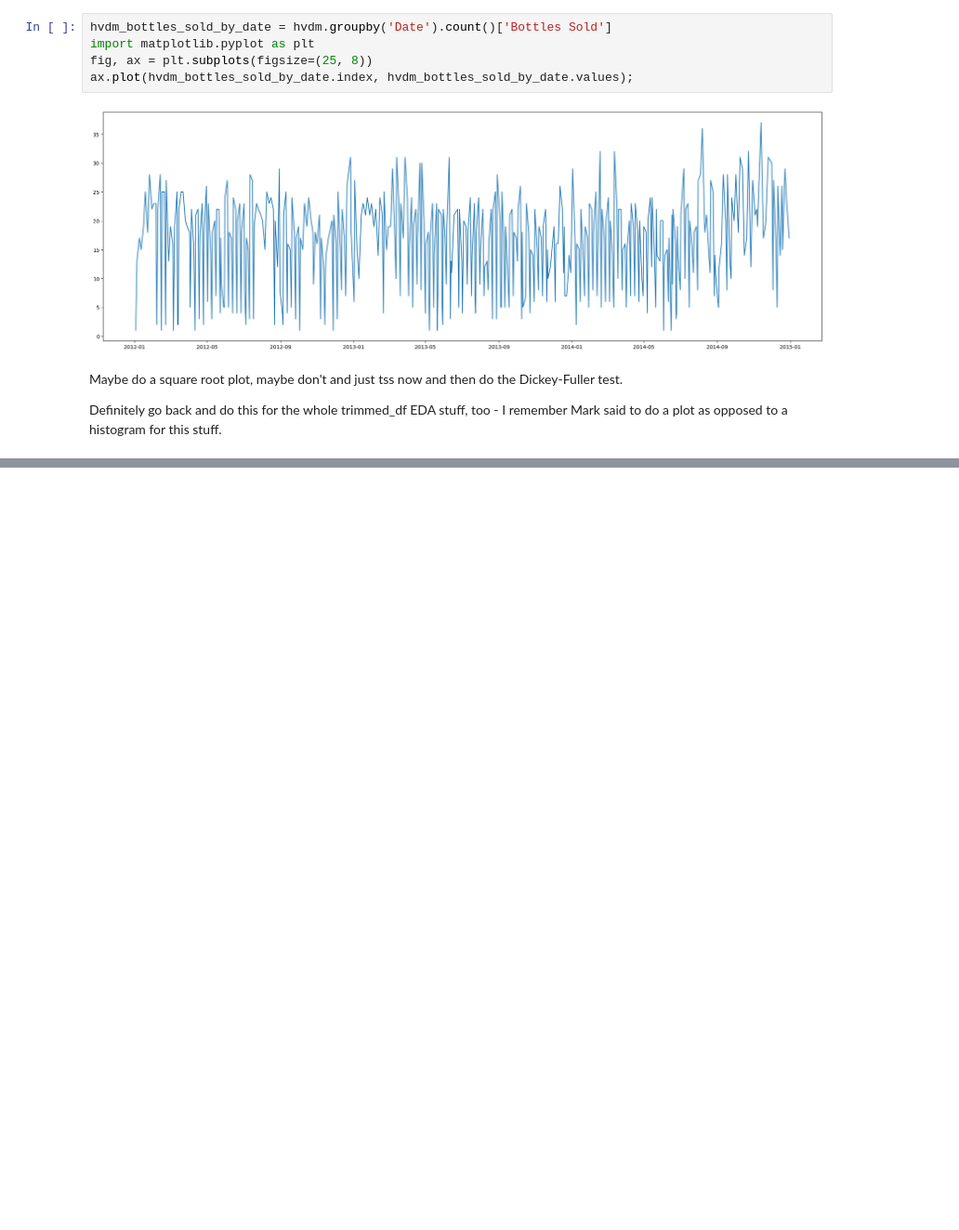
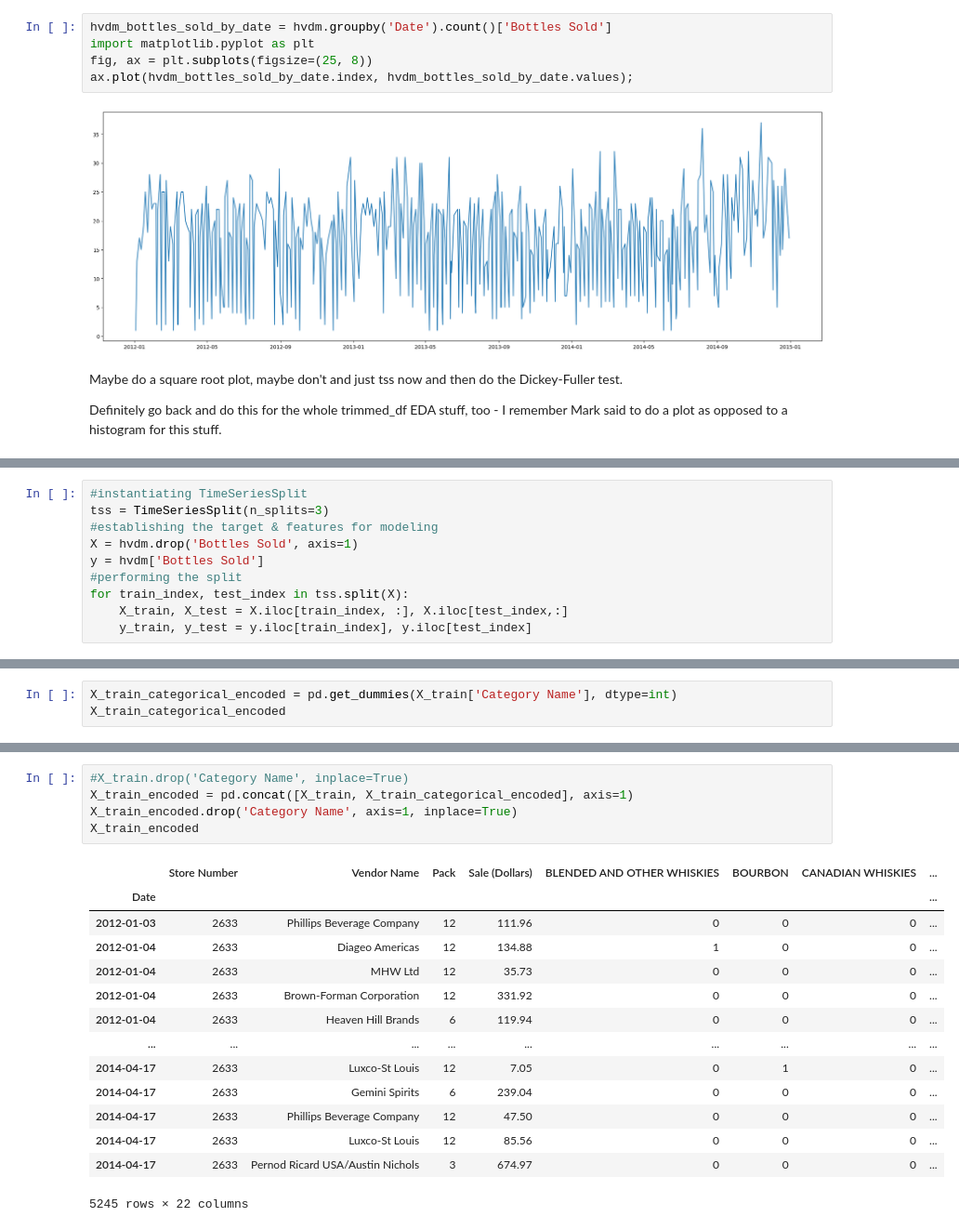
Before and after one commit to joeldmott/inventory_project, a Jupyter notebook: inventory_restocking_project.ipynb, the cells around one changed output, grey strips where cells are left out. Shown at 93% size. Cells and saved outputs as stored; diff of their text form; blank space fills up the shorter version.

Commit message:
working on preprocessing first model's training data

```diff
--- a/inventory_restocking_project.ipynb
+++ b/inventory_restocking_project.ipynb
@@ -560,0 +547,10 @@ tss = TimeSeriesSplit(n_splits=3)
+# %%
+#instantiating TimeSeriesSplit
+tss = TimeSeriesSplit(n_splits=3)
+#establishing the target & features for modeling
+X = hvdm.drop('Bottles Sold', axis=1)
+y = hvdm['Bottles Sold']
+#performing the split
+for train_index, test_index in tss.split(X):
+    X_train, X_test = X.iloc[train_index, :], X.iloc[test_index,:]
+    y_train, y_test = y.iloc[train_index], y.iloc[test_index]
@@ -560,0 +620,3 @@ tss = TimeSeriesSplit(n_splits=3)
+# %%
+X_train_categorical_encoded = pd.get_dummies(X_train['Category Name'], dtype=int)
+X_train_categorical_encoded
@@ -560,0 +638,20 @@ tss = TimeSeriesSplit(n_splits=3)
+# %%
+#X_train.drop('Category Name', inplace=True)
+X_train_encoded = pd.concat([X_train, X_train_categorical_encoded], axis=1)
+X_train_encoded.drop('Category Name', axis=1, inplace=True)
+X_train_encoded
+# %% [output]
+|  | Store Number | Vendor Name | Pack | Sale (Dollars) | BLENDED AND OTHER WHISKIES | BOURBON | CANADIAN WHISKIES | ... |
+| Date |  |  |  |  |  |  |  | ... |
+| 2012-01-03 | 2633 | Phillips Beverage Company | 12 | 111.96 | 0 | 0 | 0 | ... |
+| 2012-01-04 | 2633 | Diageo Americas | 12 | 134.88 | 1 | 0 | 0 | ... |
+| 2012-01-04 | 2633 | MHW Ltd | 12 | 35.73 | 0 | 0 | 0 | ... |
+| 2012-01-04 | 2633 | Brown-Forman Corporation | 12 | 331.92 | 0 | 0 | 0 | ... |
+| 2012-01-04 | 2633 | Heaven Hill Brands | 6 | 119.94 | 0 | 0 | 0 | ... |
+| ... | ... | ... | ... | ... | ... | ... | ... | ... |
+| 2014-04-17 | 2633 | Luxco-St Louis | 12 | 7.05 | 0 | 1 | 0 | ... |
+| 2014-04-17 | 2633 | Gemini Spirits | 6 | 239.04 | 0 | 0 | 0 | ... |
+| 2014-04-17 | 2633 | Phillips Beverage Company | 12 | 47.50 | 0 | 0 | 0 | ... |
+| 2014-04-17 | 2633 | Luxco-St Louis | 12 | 85.56 | 0 | 0 | 0 | ... |
+| 2014-04-17 | 2633 | Pernod Ricard USA/Austin Nichols | 3 | 674.97 | 0 | 0 | 0 | ... |
+5245 rows × 22 columns
```
Also changed, not shown: parts of 18 cells of this notebook.
